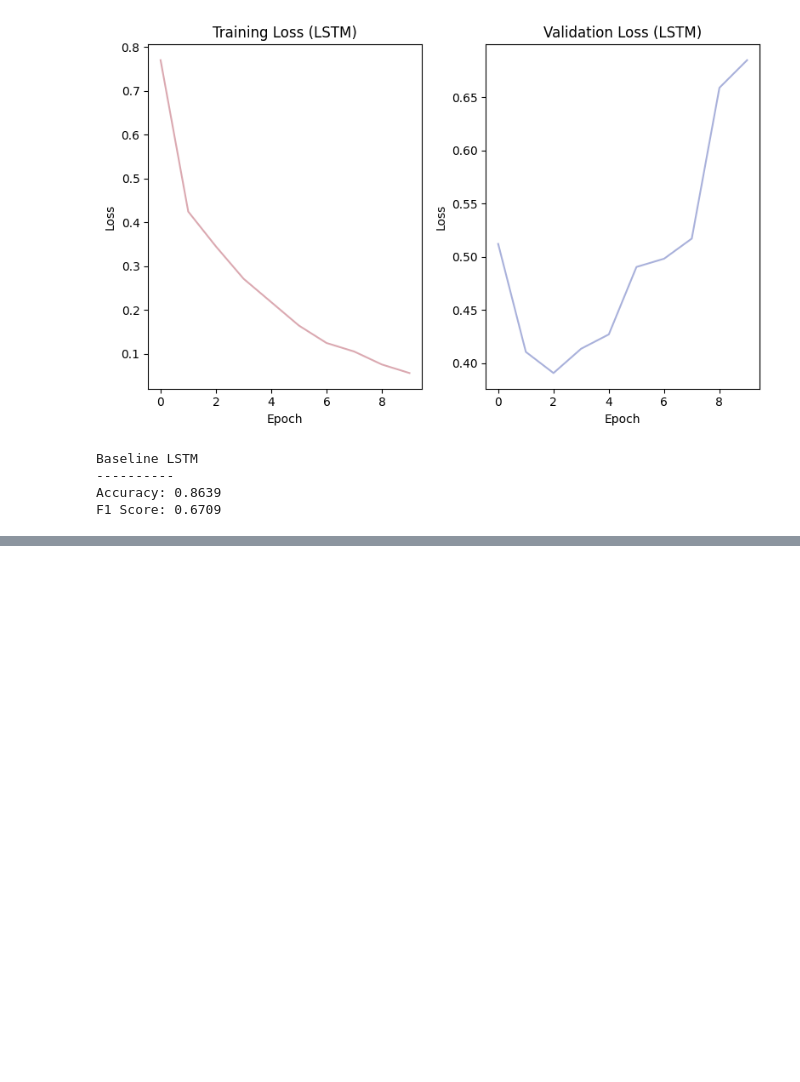
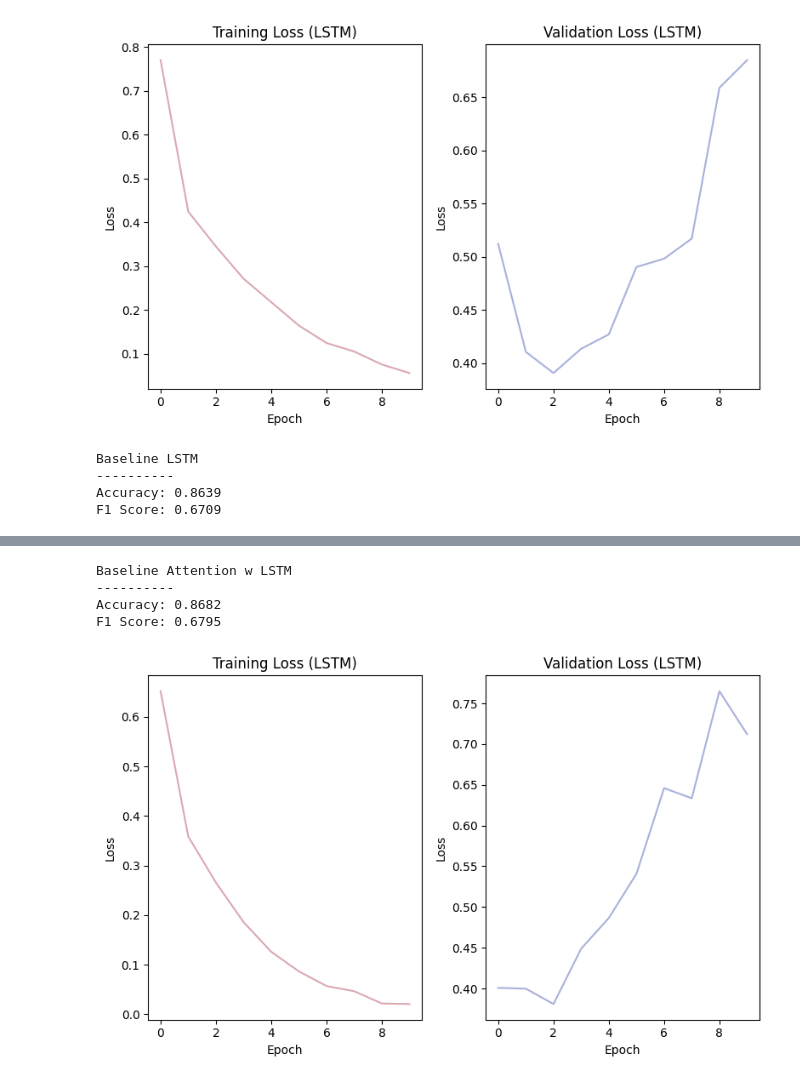
Before and after one commit to muchemicarol/ML4NLU_TermPaper, a Jupyter notebook: swahili_classification.ipynb, the cells around one changed output, grey strips where cells are left out. Drawn from its saved outputs; the diff is of its cells as text; code cells hidden in the pictures; blank space fills up the shorter version.

Commit message:
F1 and accuracy scores on attention on BiLSTM

```diff
--- a/swahili_classification.ipynb
+++ b/swahili_classification.ipynb
@@ -705,6 +705,7 @@ class SamplesAttentionLSTMClassifier(nn.Module):
             batch_first=True,
             bidirectional=True,
             )
+        self.attention = nn.Linear(self.dimension * 2, 1)
         self.dropout = nn.Dropout(0.3)
         self.embedding = nn.Embedding(self.vocab_size, self.dimension, padding_idx=0)
         self.classification = nn.Linear(self.dimension * 2, 7)
@@ -722,7 +723,7 @@ class SamplesAttentionLSTMClassifier(nn.Module):
         attn_scores = attn_scores.squeeze(-1)
 
         # normalize
-        attn_weights = nn.functional.F.softmax(attn_scores, dim=1)
+        attn_weights = nn.functional.softmax(attn_scores, dim=1)
 
         # [batch, seq_len, 1]
         attn_weights = attn_weights.unsqueeze(-1)
@@ -731,7 +732,7 @@ class SamplesAttentionLSTMClassifier(nn.Module):
         context = torch.sum(attn_weights * output, dim=1)
 
         # h = torch.cat((h_n[-2], h_n[-1]), dim=1)
-        # h = self.dropout(h)
+        context = self.dropout(context)
 
         return self.classification(context)
         # return self.classification(h_n[-1])
@@ -737,0 +860,19 @@ class SamplesAttentionLSTMClassifier(nn.Module):
+# %%
+print(f"Baseline Attention w LSTM\n----------\nAccuracy: {accuracy:.4f}\nF1 Score: {macro_f1:.4f}")
+# %% [output]
+Baseline Attention w LSTM
+----------
+Accuracy: 0.8682
+F1 Score: 0.6795
+# %%
+# plotting the training
+fig, ax = plt.subplots(1, 2, figsize=(8, 5))
+ax[0].plot(losses, color="#dba9b1")
+ax[0].set(title="Training Loss (LSTM)", xlabel="Epoch", ylabel="Loss")
+ax[1].plot(val_losses, color="#a9b1db")
+ax[1].set(title="Validation Loss (LSTM)", xlabel="Epoch", ylabel="Loss")
+
+plt.tight_layout()
+plt.show()
+# %% [output]
+[figure, added]
```
Also changed, not shown: parts of 2 cells of this notebook.
